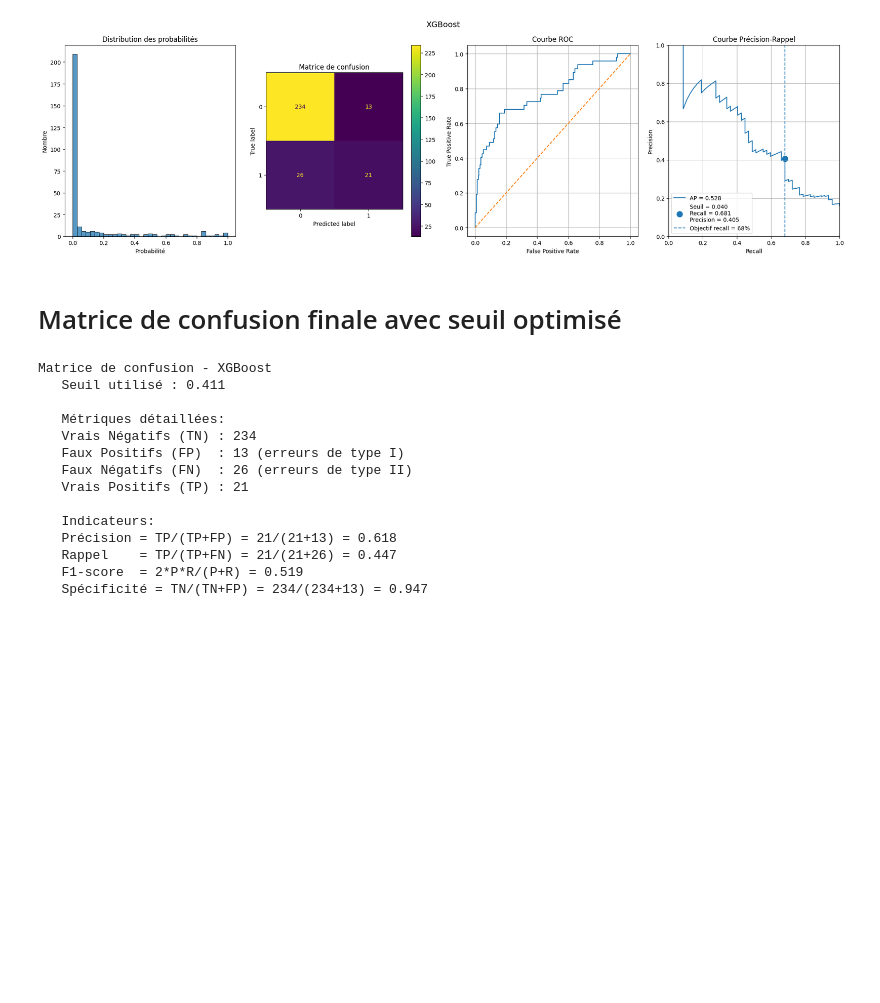
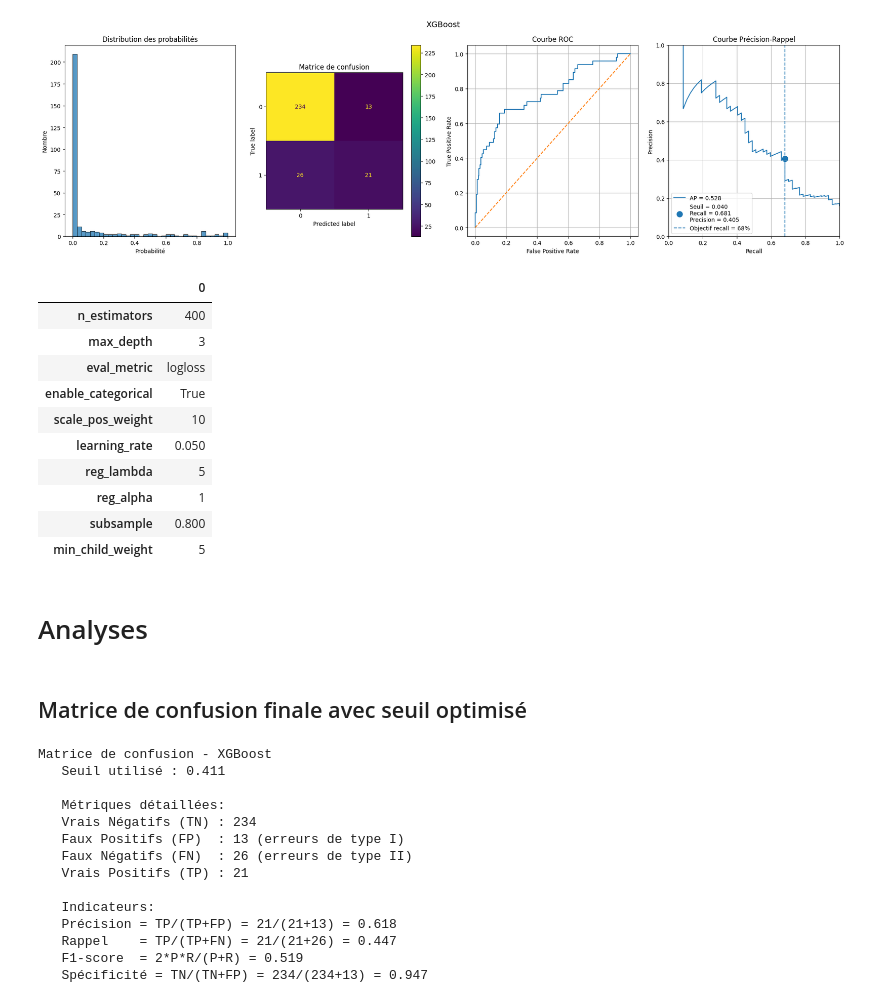
Before and after one commit to Ace4teaM/OCR-NovaTech, a Jupyter notebook: 3.modelisations.ipynb, the cells around one changed output. Cells and saved outputs as stored; diff of their text form; code cells hidden in the pictures; blank space fills up the shorter version.

```diff
--- a/3.modelisations.ipynb
+++ b/3.modelisations.ipynb
@@ -1687,3 +1737,19 @@ accuracy          0.867   0.867     0.867    0.867
 macro avg         0.759   0.697     0.721  294.000
 weighted avg      0.855   0.867     0.858  294.000
 [figure]
+# %%
+pd.DataFrame([best_model.params]).T
+# %% [output]
+|  | 0 |
+| n_estimators | 400 |
+| max_depth | 3 |
+| eval_metric | logloss |
+| enable_categorical | True |
+| scale_pos_weight | 10 |
+| learning_rate | 0.050 |
+| reg_lambda | 5 |
+| reg_alpha | 1 |
+| subsample | 0.800 |
+| min_child_weight | 5 |
+# %% [markdown]
+# Analyses
@@ -1690,5 +1765,5 @@ weighted avg      0.855   0.867     0.858  294.000
 # %% [markdown]
-# Matrice de confusion finale avec seuil optimisé
+## Matrice de confusion finale avec seuil optimisé
 # %%
 from sklearn.metrics import confusion_matrix, ConfusionMatrixDisplay
 import matplotlib.pyplot as plt
```
Also changed, not shown: parts of 28 cells of this notebook.
